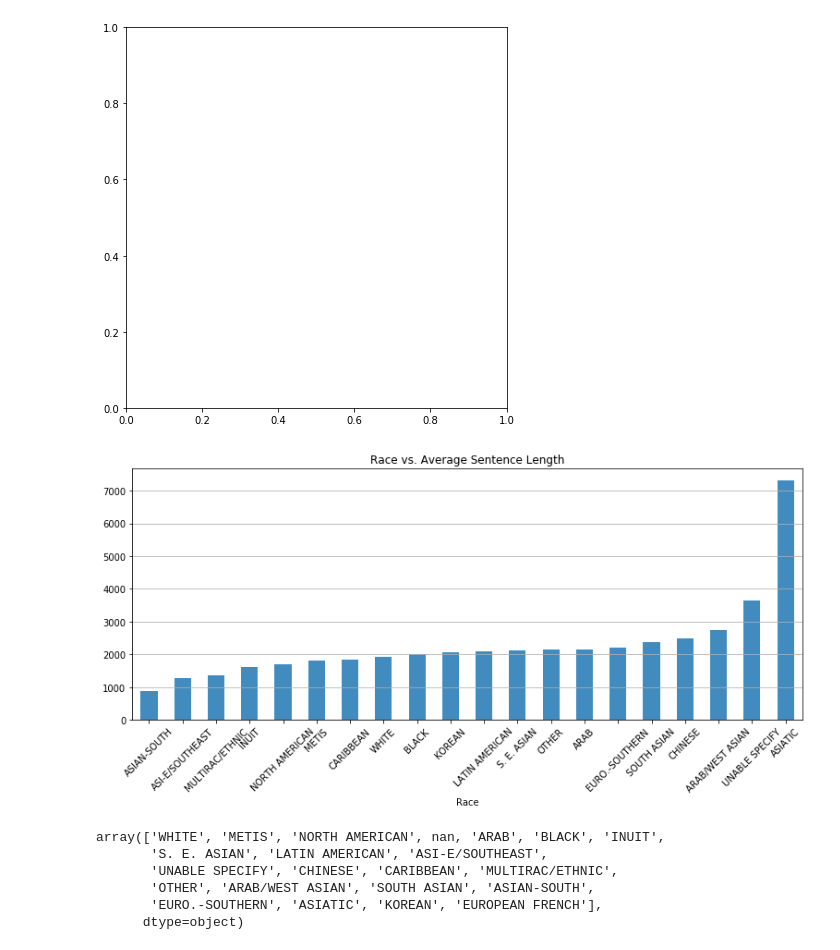
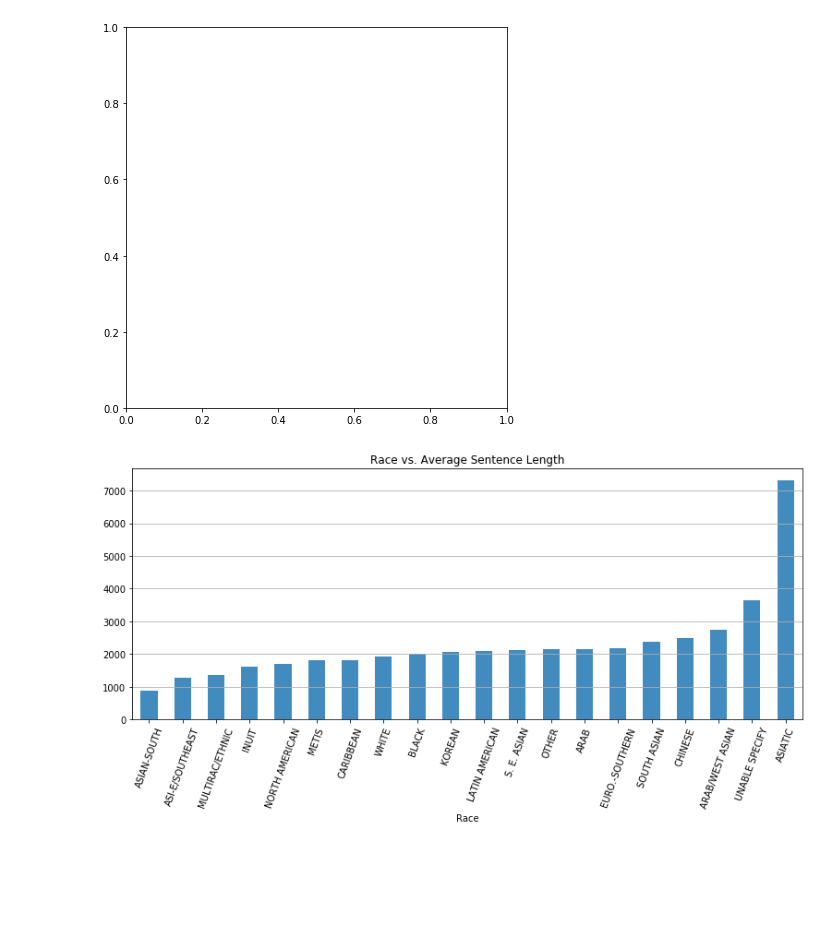
Before and after one commit to jdkipfer/CP321-Project, a Jupyter notebook: Race.ipynb, the cells around one changed output. Saved outputs shown, nothing was run; the diff lists cells and outputs as text; code cells hidden in the pictures; blank space fills up the shorter version.

Commit message:
race max length

```diff
--- a/Race.ipynb
+++ b/Race.ipynb
@@ -56,21 +56,12 @@ def make_pie(x,y):
                    bbox_to_anchor=(1.7, 0.5))
     race_ax.set_title('Race Distribution Pie Chart')
 # %%
-df_avg_sentence = df_1718_deter.groupby(['Race'])['Aggregate Sentence Length'].mean().sort_values(ascending=True)
+df_avg_sentence = df_1718.groupby(['Race'])['Aggregate Sentence Length'].mean().sort_values(ascending=True)
 avg_sentence_bar = df_avg_sentence.plot(kind='bar',
                                         alpha=0.85,
                                         figsize=(13,5),
-                                        rot=45,
+                                        rot=70,
                                         title = "Race vs. Average Sentence Length"
                                        ).grid(axis='y')
 # %% [output]
-[figure, old version]
+[figure, new version]
-# %%
-df_1718['Race'].unique()
-# %% [output]
-array(['WHITE', 'METIS', 'NORTH AMERICAN', nan, 'ARAB', 'BLACK', 'INUIT',
-       'S. E. ASIAN', 'LATIN AMERICAN', 'ASI-E/SOUTHEAST',
-       'UNABLE SPECIFY', 'CHINESE', 'CARIBBEAN', 'MULTIRAC/ETHNIC',
-       'OTHER', 'ARAB/WEST ASIAN', 'SOUTH ASIAN', 'ASIAN-SOUTH',
-       'EURO.-SOUTHERN', 'ASIATIC', 'KOREAN', 'EUROPEAN FRENCH'],
-      dtype=object)
```
Also changed, not shown: parts of 1 cell of this notebook.
